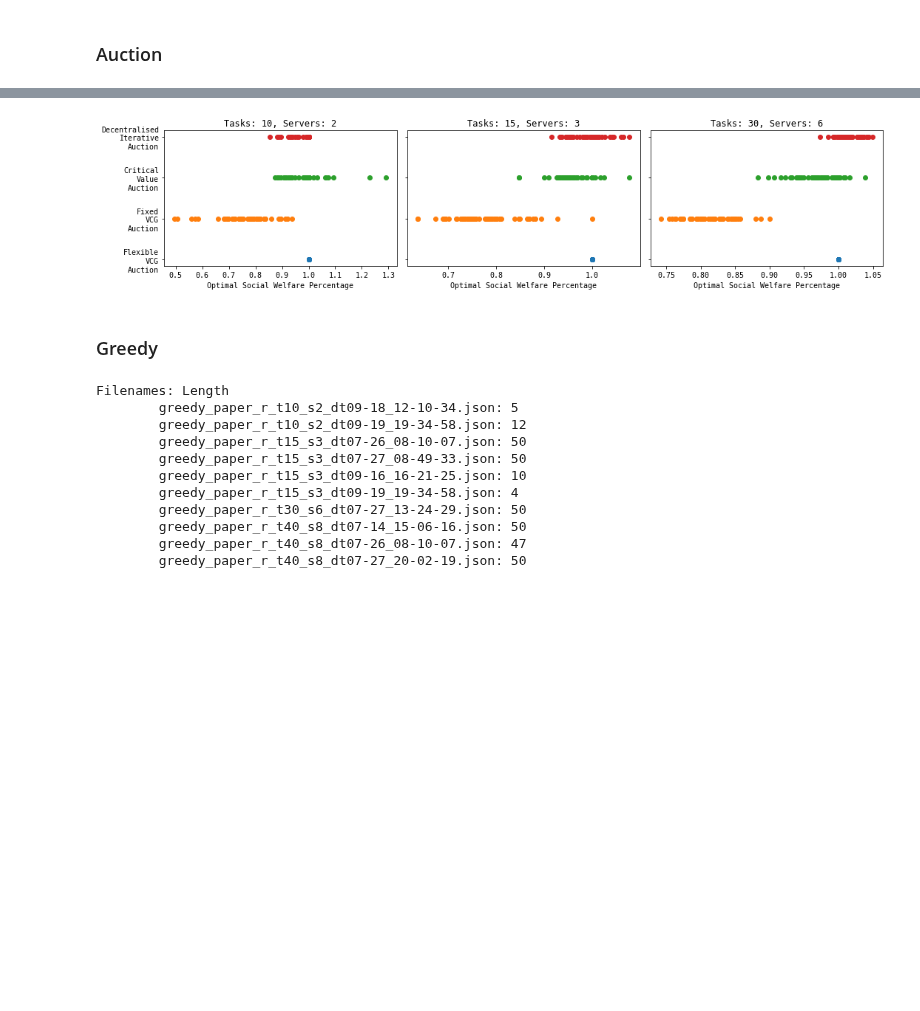
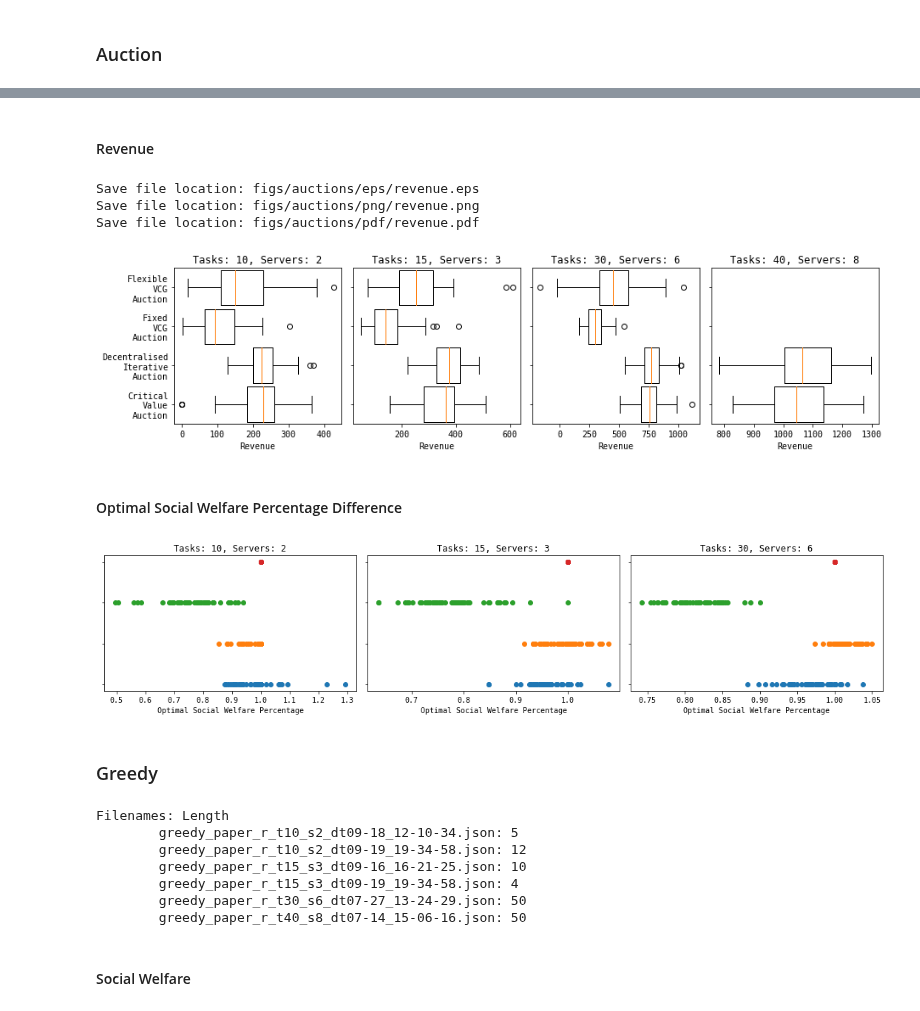
Before and after one commit to pseudo-rnd-thoughts/Elastic-Resource-Allocation, a Jupyter notebook: analysis/algorithms.ipynb, the cells around one changed output, grey strips where cells are left out. Cells and saved outputs as stored; diff of their text form; code cells hidden in the pictures; blank space fills up the shorter version.

```diff
--- a/analysis/algorithms.ipynb
+++ b/analysis/algorithms.ipynb
@@ -95,3 +107,22 @@ plt.tight_layout()
+# %% [markdown]
+#### Revenue
+# %%
+auction_fig, model_plots = plt.subplots(1, len(model_settings), figsize=(13, 3.5))
+for model_setting, model_plot in zip(model_settings, model_plots):
+    plot_data_boxplot(auction_folder, model_setting, auction_algos, model_plot, 'total revenue')
+    model_plot.set_title(model_setting.replace('t', 'Tasks: ').replace('_s', ', Servers: '))
+    model_plot.set_xlabel('Revenue')
+    model_plot.set_yticklabels([''] * len(auction_algos))
+model_plots[0].set_yticklabels(auction_names)
+plt.tight_layout()
+save_plot('revenue', 'auctions')
+# %% [output]
+Save file location: figs/auctions/eps/revenue.eps
+Save file location: figs/auctions/png/revenue.png
+Save file location: figs/auctions/pdf/revenue.pdf
+[figure, added]
+# %% [markdown]
+#### Optimal Social Welfare Percentage Difference
 # %%
 auction_fig, model_plots = plt.subplots(1, len(model_settings[:3]), figsize=(15, 3.5))
 for model_setting, model_plot in zip(model_settings[:3], model_plots):
@@ -100,11 +131,10 @@ for model_setting, model_plot in zip(model_settings[:3], model_plots):
     model_plot.set_xlabel('Optimal Social Welfare Percentage')
     model_plot.set_yticklabels([''] * len(auction_algos))
     model_plot.set_yticks(np.arange(0, len(auction_algos)))
-model_plots[0].set_yticklabels(['Flexible\nVCG\nAuction', 'Fixed\nVCG\nAuction',
-                                'Critical\nValue\nAuction', 'Decentralised\nIterative\nAuction'])
+model_plots[0].set_yticklabels([])
 plt.tight_layout()
 # %% [output]
-[figure, old version]
+[figure, new version]
 # %% [markdown]
 ### Greedy
 # %%
@@ -115,6 +145,9 @@ greedy_algos = [
     'Flexible Optimal',
     'Server Relaxed Flexible Optimal'
 ]
+greedy_names = ['Fixed\nGreedy', 'Fixed\nResource\nAllocation',
+                'Greedy', 'Flexible\nResource\nAllocation',
+                'Server\nRelaxed\nFlexible\nOptimal']
 greedy_folder = '../data/greedy'
 
 print('Filenames: Length')
@@ -126,12 +159,10 @@ for filename in os.listdir(greedy_folder):
 Filenames: Length
         greedy_paper_r_t10_s2_dt09-18_12-10-34.json: 5
         greedy_paper_r_t10_s2_dt09-19_19-34-58.json: 12
-        greedy_paper_r_t15_s3_dt07-26_08-10-07.json: 50
-        greedy_paper_r_t15_s3_dt07-27_08-49-33.json: 50
         greedy_paper_r_t15_s3_dt09-16_16-21-25.json: 10
         greedy_paper_r_t15_s3_dt09-19_19-34-58.json: 4
         greedy_paper_r_t30_s6_dt07-27_13-24-29.json: 50
         greedy_paper_r_t40_s8_dt07-14_15-06-16.json: 50
-        greedy_paper_r_t40_s8_dt07-26_08-10-07.json: 47
-        greedy_paper_r_t40_s8_dt07-27_20-02-19.json: 50
+# %% [markdown]
+#### Social Welfare
 # %%
```
Also changed, not shown: parts of 8 cells of this notebook, 3 other files.
